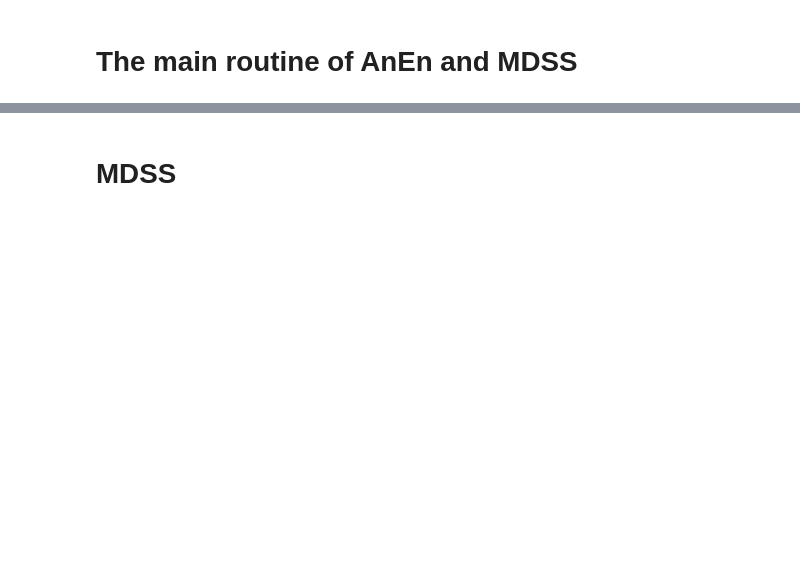
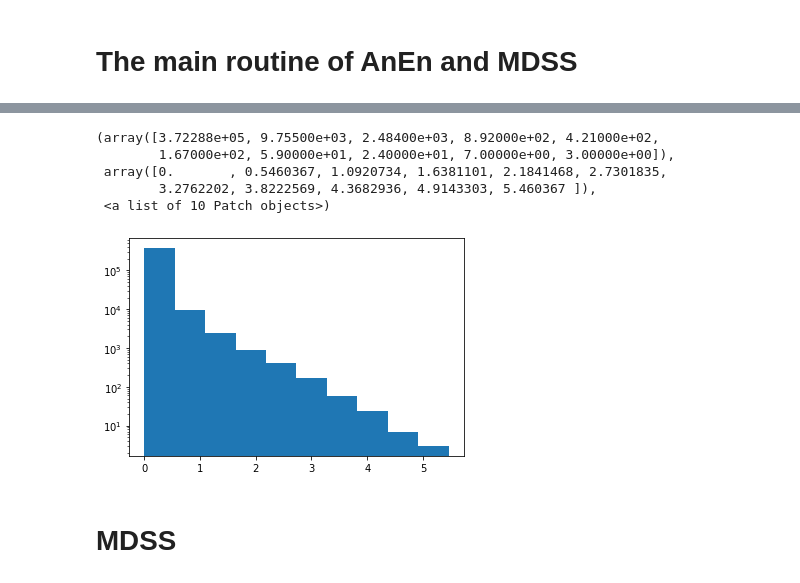
Before and after one commit to yingkaisha/WFRT-PP-DEV, a Jupyter notebook: notebooks/DEV02_AnEn_main_routine.ipynb, the cells around one changed output, grey strips where cells are left out. Saved outputs shown, nothing was run; the diff lists cells and outputs as text; code cells hidden in the pictures; blank space fills up the shorter version.

```diff
--- a/notebooks/DEV02_AnEn_main_routine.ipynb
+++ b/notebooks/DEV02_AnEn_main_routine.ipynb
@@ -145,0 +148,10 @@ AnEn_out.shape
+# %%
+
+plt.hist(anen_grid.ravel(), log=True)
+# %% [output]
+(array([3.72288e+05, 9.75500e+03, 2.48400e+03, 8.92000e+02, 4.21000e+02,
+        1.67000e+02, 5.90000e+01, 2.40000e+01, 7.00000e+00, 3.00000e+00]),
+ array([0.       , 0.5460367, 1.0920734, 1.6381101, 2.1841468, 2.7301835,
+        3.2762202, 3.8222569, 4.3682936, 4.9143303, 5.460367 ]),
+ <a list of 10 Patch objects>)
+[figure, added]
```
Also changed, not shown: parts of 14 cells of this notebook, 8 other files.
